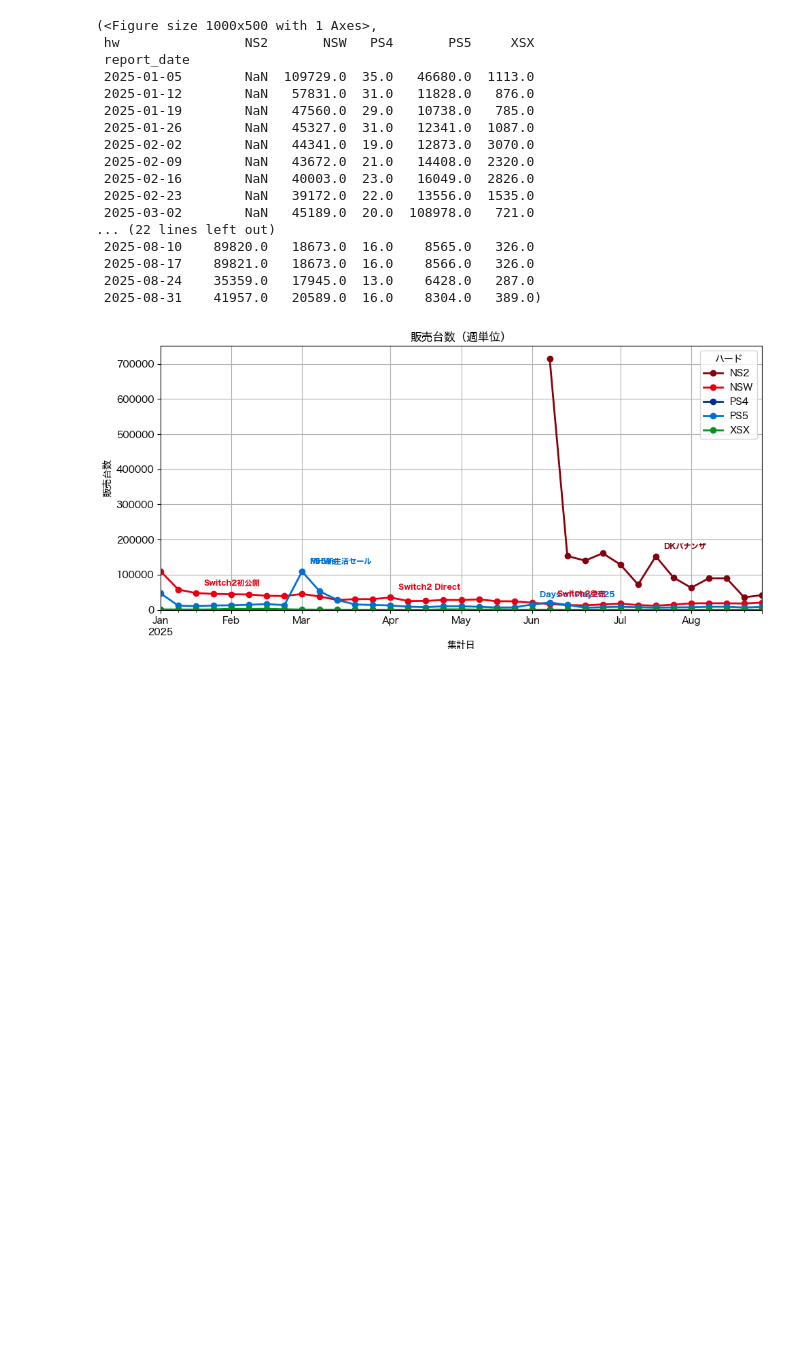
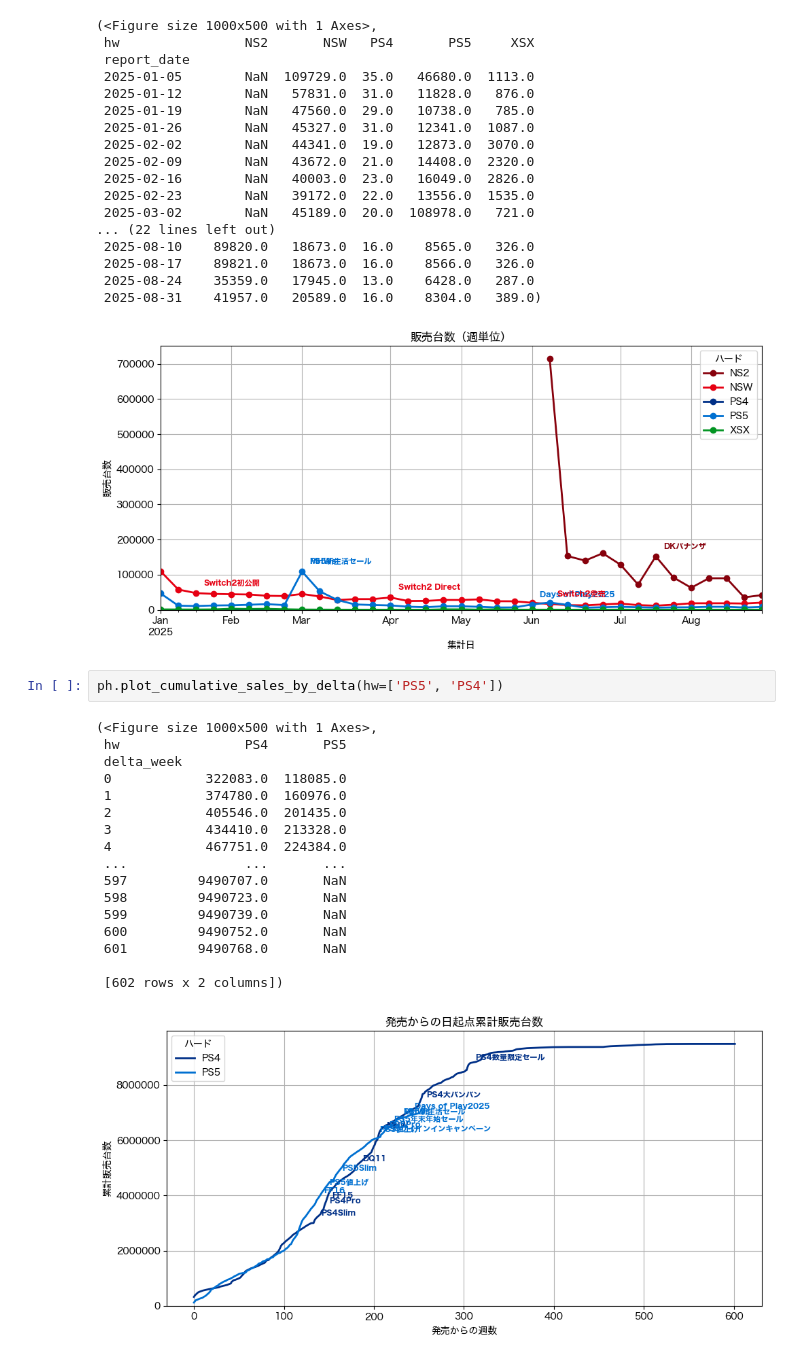
Before and after one commit to hidenden/gamedata, a Jupyter notebook: notebook/dev/plot2.ipynb, the cells around one changed output. Saved outputs shown, nothing was run; the diff lists cells and outputs as text; blank space fills up the shorter version.

Commit message:
#105 refine plot_cumulative_sales_by_delta

```diff
--- a/notebook/dev/plot2.ipynb
+++ b/notebook/dev/plot2.ipynb
@@ -37,3 +37,23 @@ ph.plot_sales(begin=datetime(2025,1,1))
  2025-08-24    35359.0   17945.0  13.0    6428.0   287.0
  2025-08-31    41957.0   20589.0  16.0    8304.0   389.0)
 [figure]
+# %%
+ph.plot_cumulative_sales_by_delta(hw=['PS5', 'PS4'])
+# %% [output]
+(<Figure size 1000x500 with 1 Axes>,
+ hw                PS4       PS5
+ delta_week
+ 0            322083.0  118085.0
+ 1            374780.0  160976.0
+ 2            405546.0  201435.0
+ 3            434410.0  213328.0
+ 4            467751.0  224384.0
+ ...               ...       ...
+ 597         9490707.0       NaN
+ 598         9490723.0       NaN
+ 599         9490739.0       NaN
+ 600         9490752.0       NaN
+ 601         9490768.0       NaN
+
+ [602 rows x 2 columns])
+[figure, added]
```
Also changed, not shown: 1 other file.
